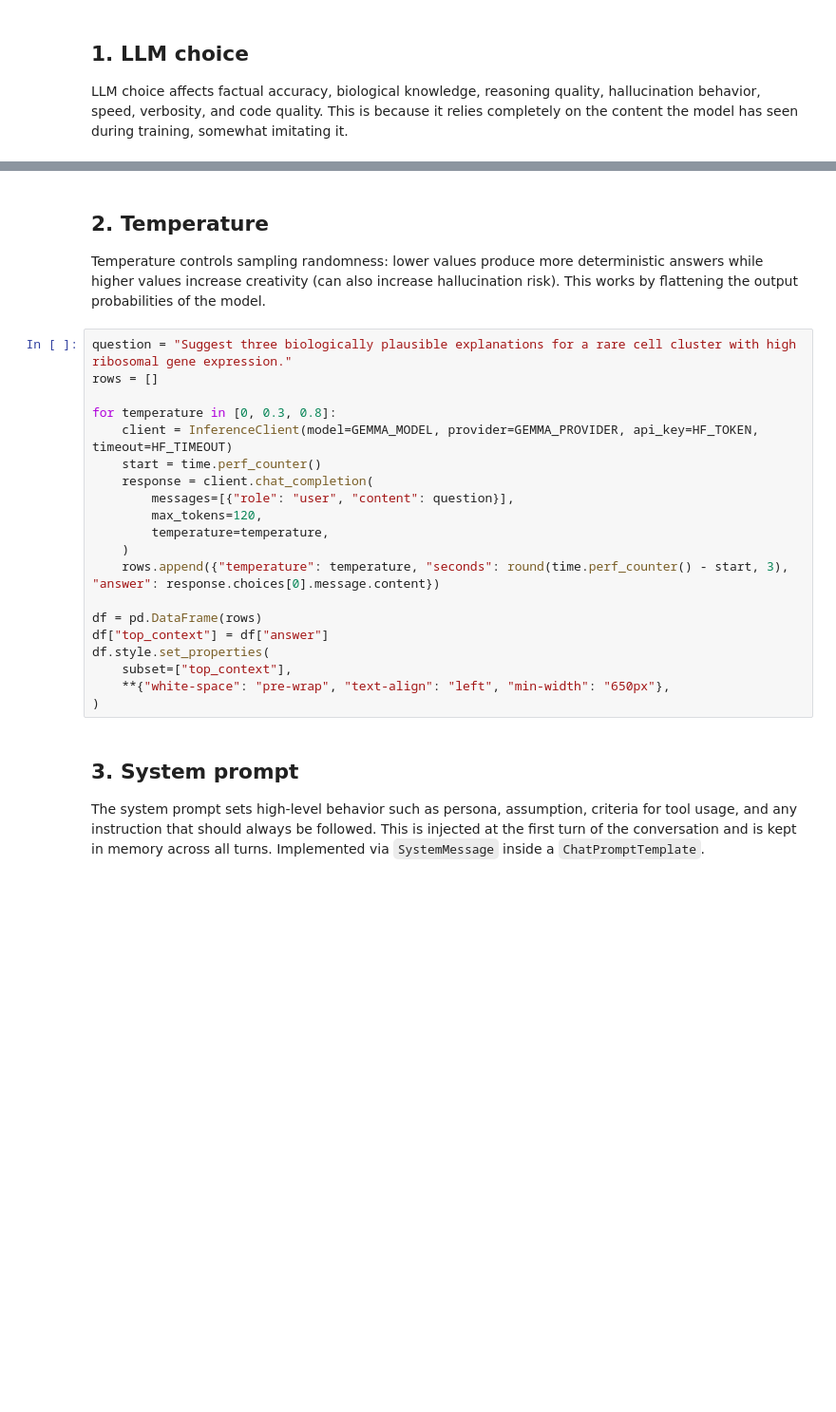
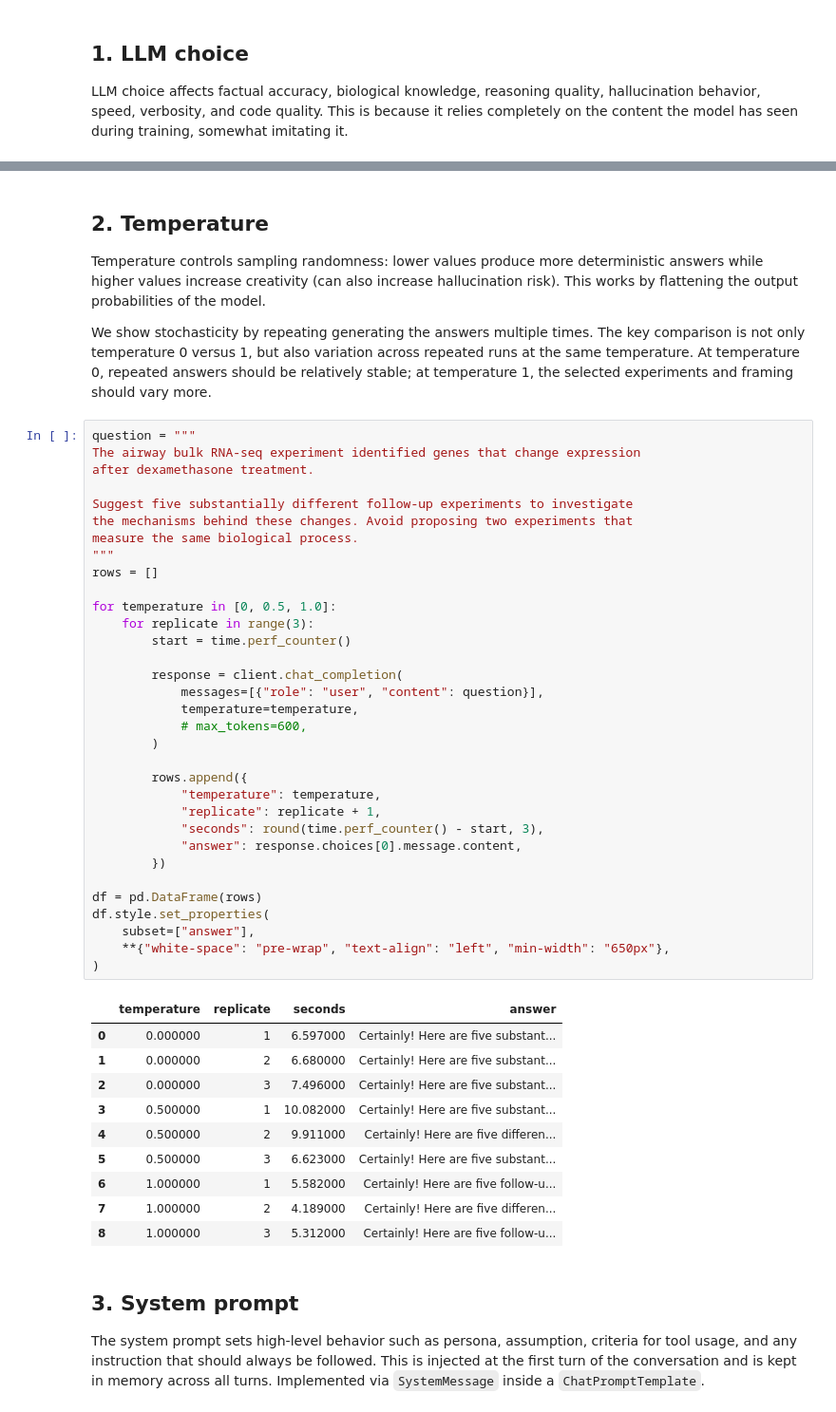
Before and after one commit to nfdata-omics/ai-agents-tutorial, a Jupyter notebook: notebooks/01_LLM_exploration.ipynb, the cells around one changed output, grey strips where cells are left out. Shown at 95% size. Saved outputs shown, nothing was run; the diff lists cells and outputs as text; blank space fills up the shorter version.

```diff
--- a/notebooks/01_LLM_exploration.ipynb
+++ b/notebooks/01_LLM_exploration.ipynb
@@ -95,26 +112,52 @@ df.style.set_properties(
 ## 2. Temperature
 
 Temperature controls sampling randomness: lower values produce more deterministic answers while higher values increase creativity (can also increase hallucination risk). This works by flattening the output probabilities of the model.
+
+We show stochasticity by repeating generating the answers multiple times. The key comparison is not only temperature 0 versus 1, but also variation across repeated runs at the same temperature. At temperature 0, repeated answers should be relatively stable; at temperature 1, the selected experiments and framing should vary more.
 # %%
-question = "Suggest three biologically plausible explanations for a rare cell cluster with high ribosomal gene expression."
+question = """
+The airway bulk RNA-seq experiment identified genes that change expression
+after dexamethasone treatment.
+
+Suggest five substantially different follow-up experiments to investigate
+the mechanisms behind these changes. Avoid proposing two experiments that
+measure the same biological process.
+"""
 rows = []
 
-for temperature in [0, 0.3, 0.8]:
-    client = InferenceClient(model=GEMMA_MODEL, provider=GEMMA_PROVIDER, api_key=HF_TOKEN, timeout=HF_TIMEOUT)
-    start = time.perf_counter()
-    response = client.chat_completion(
-        messages=[{"role": "user", "content": question}],
-        max_tokens=120,
-        temperature=temperature,
-    )
-    rows.append({"temperature": temperature, "seconds": round(time.perf_counter() - start, 3), "answer": response.choices[0].message.content})
+for temperature in [0, 0.5, 1.0]:
+    for replicate in range(3):
+        start = time.perf_counter()
+
+        response = client.chat_completion(
+            messages=[{"role": "user", "content": question}],
+            temperature=temperature,
+            # max_tokens=600,
+        )
+
+        rows.append({
+            "temperature": temperature,
+            "replicate": replicate + 1,
+            "seconds": round(time.perf_counter() - start, 3),
+            "answer": response.choices[0].message.content,
+        })
 
 df = pd.DataFrame(rows)
-df["top_context"] = df["answer"]
 df.style.set_properties(
-    subset=["top_context"],
+    subset=["answer"],
     **{"white-space": "pre-wrap", "text-align": "left", "min-width": "650px"},
 )
+# %% [output]
+|  | temperature | replicate | seconds | answer |
+| 0 | 0.000000 | 1 | 6.597000 | Certainly! Here are five substant... |
+| 1 | 0.000000 | 2 | 6.680000 | Certainly! Here are five substant... |
+| 2 | 0.000000 | 3 | 7.496000 | Certainly! Here are five substant... |
+| 3 | 0.500000 | 1 | 10.082000 | Certainly! Here are five substant... |
+| 4 | 0.500000 | 2 | 9.911000 | Certainly! Here are five differen... |
+| 5 | 0.500000 | 3 | 6.623000 | Certainly! Here are five substant... |
+| 6 | 1.000000 | 1 | 5.582000 | Certainly! Here are five follow-u... |
+| 7 | 1.000000 | 2 | 4.189000 | Certainly! Here are five differen... |
+| 8 | 1.000000 | 3 | 5.312000 | Certainly! Here are five follow-u... |
 # %% [markdown]
 ## 3. System prompt
 
```
Also changed, not shown: parts of 31 cells of this notebook, 1 other file.
